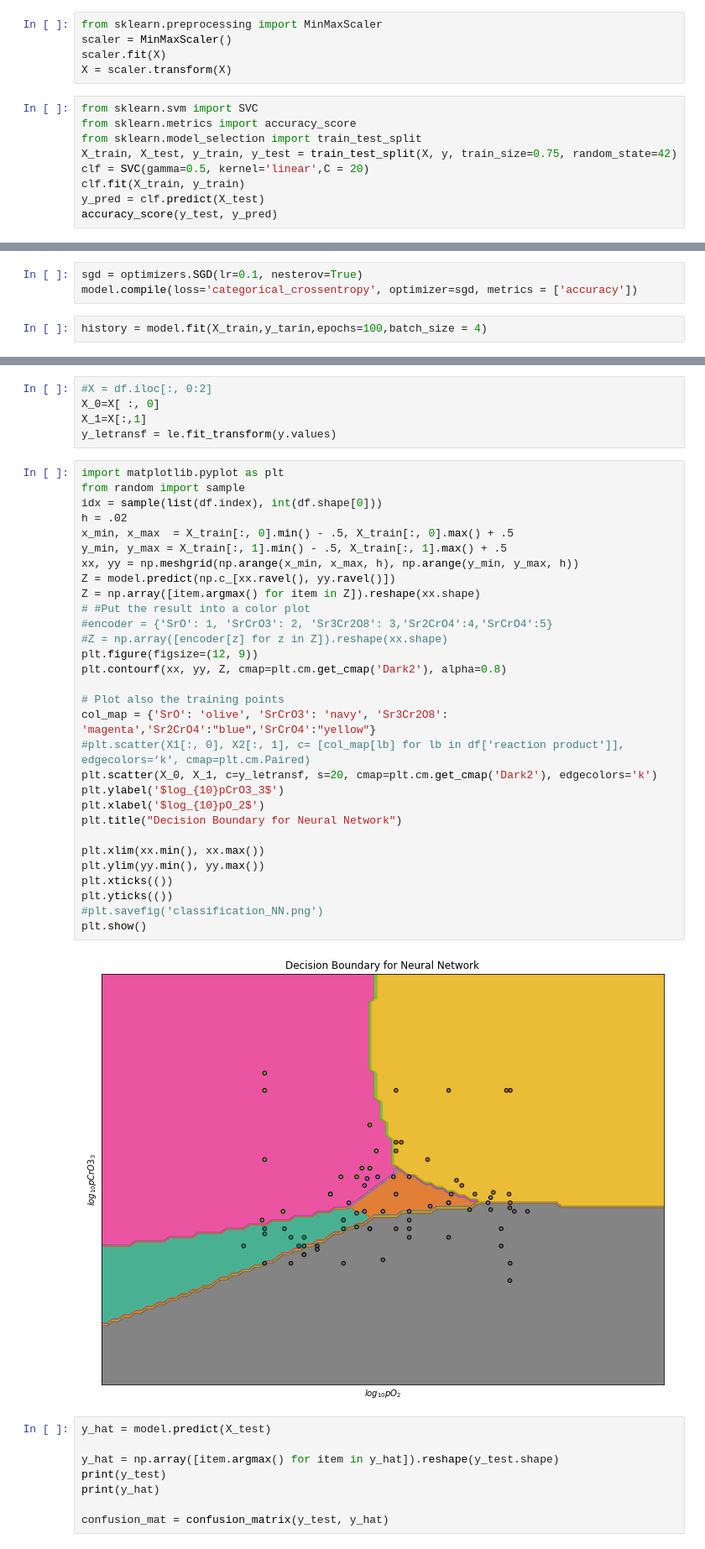
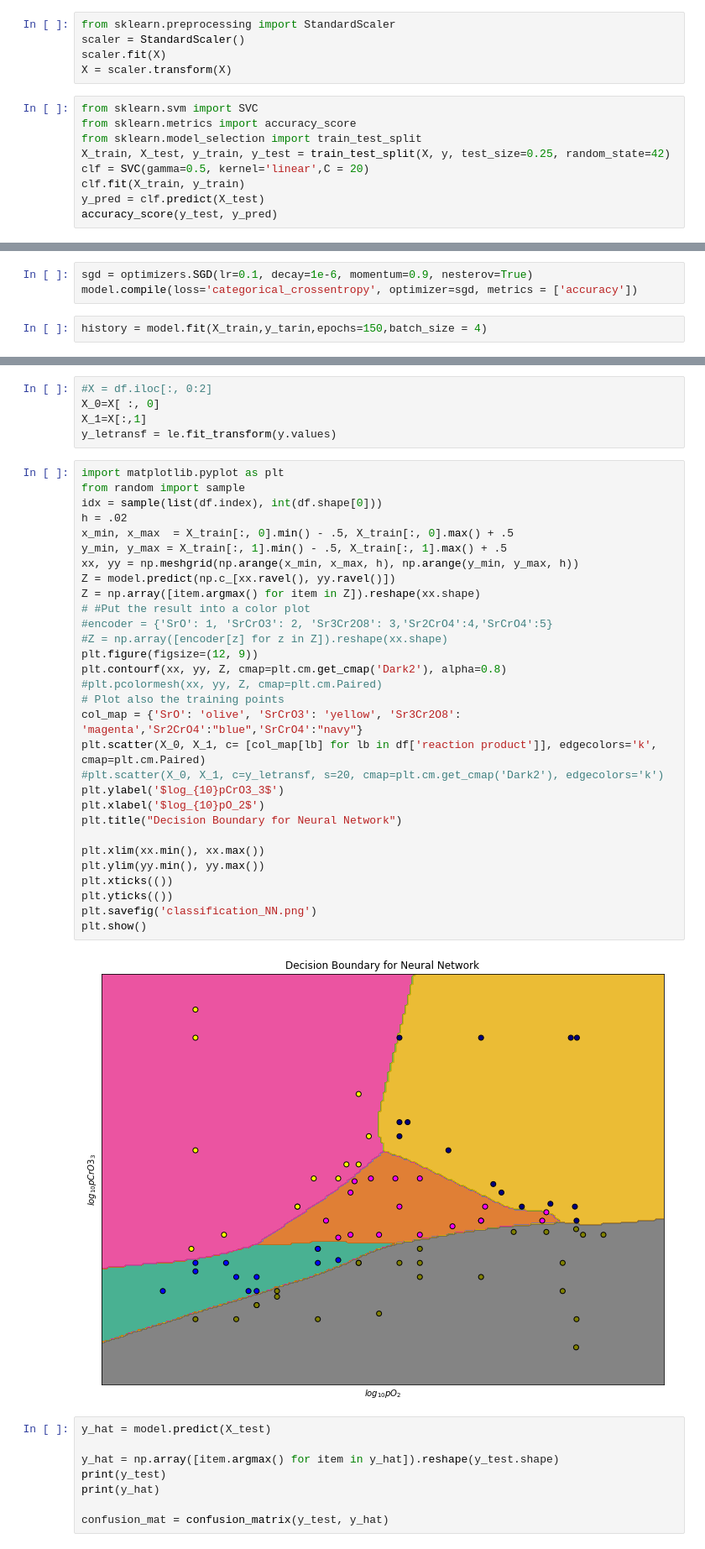
Before and after one commit to boledadian/cammp_7, a Jupyter notebook: P1/Untitled.ipynb, the cells around one changed output, grey strips where cells are left out. Shown at 84% size. Drawn from its saved outputs; the diff is of its cells as text.

```diff
--- a/P1/Untitled.ipynb
+++ b/P1/Untitled.ipynb
@@ -9,15 +9,15 @@ X2 = df['log CrO3 /bar'].tolist()
 X = np.c_[X1,X2]
 y = df['reaction product']
 # %%
-from sklearn.preprocessing import MinMaxScaler
-scaler = MinMaxScaler()
+from sklearn.preprocessing import StandardScaler
+scaler = StandardScaler()
 scaler.fit(X)
 X = scaler.transform(X)
 # %%
 from sklearn.svm import SVC
 from sklearn.metrics import accuracy_score
 from sklearn.model_selection import train_test_split
-X_train, X_test, y_train, y_test = train_test_split(X, y, train_size=0.75, random_state=42)
+X_train, X_test, y_train, y_test = train_test_split(X, y, test_size=0.25, random_state=42)
 clf = SVC(gamma=0.5, kernel='linear',C = 20)
 clf.fit(X_train, y_train)
 y_pred = clf.predict(X_test)
@@ -88,6 +131,6 @@ model.add(Dense(5, activation = 'softmax'))
 # %%
-sgd = optimizers.SGD(lr=0.1, nesterov=True)
+sgd = optimizers.SGD(lr=0.1, decay=1e-6, momentum=0.9, nesterov=True)
 model.compile(loss='categorical_crossentropy', optimizer=sgd, metrics = ['accuracy'])
 # %%
-history = model.fit(X_train,y_tarin,epochs=100,batch_size = 4)
+history = model.fit(X_train,y_tarin,epochs=150,batch_size = 4)
 # %% [output]
@@ -149,35 +192,35 @@ y_letransf = le.fit_transform(y.values)
 # %%
 import matplotlib.pyplot as plt
 from random import sample
 idx = sample(list(df.index), int(df.shape[0]))
 h = .02
 x_min, x_max  = X_train[:, 0].min() - .5, X_train[:, 0].max() + .5
 y_min, y_max = X_train[:, 1].min() - .5, X_train[:, 1].max() + .5
 xx, yy = np.meshgrid(np.arange(x_min, x_max, h), np.arange(y_min, y_max, h))
 Z = model.predict(np.c_[xx.ravel(), yy.ravel()])
 Z = np.array([item.argmax() for item in Z]).reshape(xx.shape)
 # #Put the result into a color plot
 #encoder = {'SrO': 1, 'SrCrO3': 2, 'Sr3Cr2O8': 3,'Sr2CrO4':4,'SrCrO4':5}
 #Z = np.array([encoder[z] for z in Z]).reshape(xx.shape)
 plt.figure(figsize=(12, 9))
 plt.contourf(xx, yy, Z, cmap=plt.cm.get_cmap('Dark2'), alpha=0.8)
-
+#plt.pcolormesh(xx, yy, Z, cmap=plt.cm.Paired)
 # Plot also the training points
-col_map = {'SrO': 'olive', 'SrCrO3': 'navy', 'Sr3Cr2O8': 'magenta','Sr2CrO4':"blue",'SrCrO4':"yellow"}
-#plt.scatter(X1[:, 0], X2[:, 1], c= [col_map[lb] for lb in df['reaction product']], edgecolors='k', cmap=plt.cm.Paired)
-plt.scatter(X_0, X_1, c=y_letransf, s=20, cmap=plt.cm.get_cmap('Dark2'), edgecolors='k')
+col_map = {'SrO': 'olive', 'SrCrO3': 'yellow', 'Sr3Cr2O8': 'magenta','Sr2CrO4':"blue",'SrCrO4':"navy"}
+plt.scatter(X_0, X_1, c= [col_map[lb] for lb in df['reaction product']], edgecolors='k', cmap=plt.cm.Paired)
+#plt.scatter(X_0, X_1, c=y_letransf, s=20, cmap=plt.cm.get_cmap('Dark2'), edgecolors='k')
 plt.ylabel('$log_{10}pCrO3_3$')
 plt.xlabel('$log_{10}pO_2$')
 plt.title("Decision Boundary for Neural Network")
 
 plt.xlim(xx.min(), xx.max())
 plt.ylim(yy.min(), yy.max())
 plt.xticks(())
 plt.yticks(())
-#plt.savefig('classification_NN.png')
+plt.savefig('classification_NN.png')
 plt.show()
 # %% [output]
-[figure, old version]
+[figure, new version]
 # %%
 y_hat = model.predict(X_test)
 
```
Also changed, not shown: parts of 11 cells of this notebook, 17 other files.
